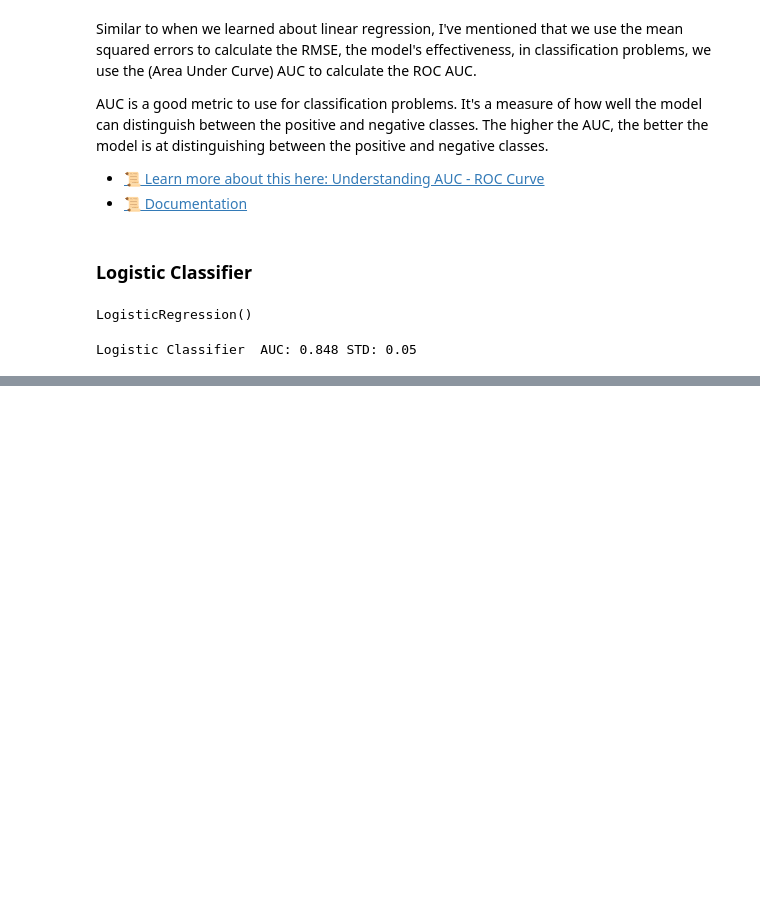
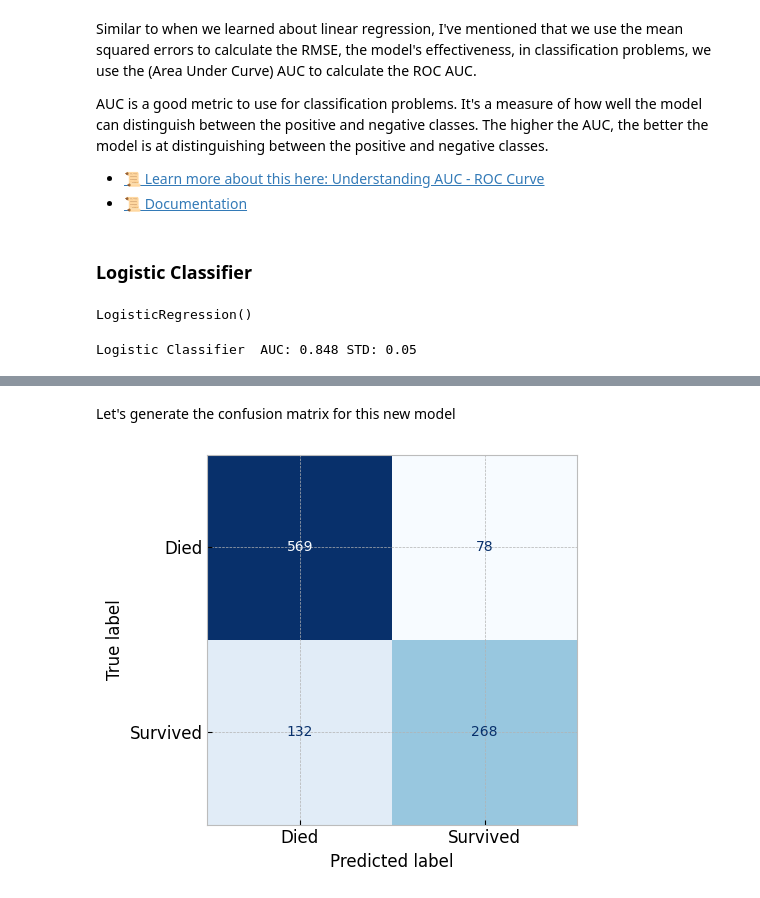
Before and after one commit to IT4063C-Fall22/Sandbox, a Jupyter notebook: modules/5.classification/sandbox.ipynb, the cells around one changed output, grey strips where cells are left out. Cells and saved outputs as stored; diff of their text form; code cells hidden in the pictures; blank space fills up the shorter version.

```diff
--- a/modules/5.classification/sandbox.ipynb
+++ b/modules/5.classification/sandbox.ipynb
@@ -589,0 +765,20 @@ From the above we see that logisitic regression is better than the dummy classif
+# %% [markdown]
+Let's generate the confusion matrix for this new model
+# %%
+# First create the new model with the best parameters
+updated_logistic_classifier = LogisticRegression(
+  C=0.1, penalty='l2', solver='liblinear'
+)
+# Then fit the model
+updated_logistic_classifier.fit(clean_titanic_X, titanic_y)
+
+# Then plot the confusion matrix
+metrics.ConfusionMatrixDisplay.from_estimator(
+  estimator=updated_logistic_classifier,
+  X=clean_titanic_X, y=titanic_y,
+  display_labels=['Died', 'Survived'],
+  cmap="Blues", colorbar=False
+)
+plt.show()
+# %% [output]
+[figure, added]
```
Also changed, not shown: parts of 30 cells of this notebook, 1 other file.
